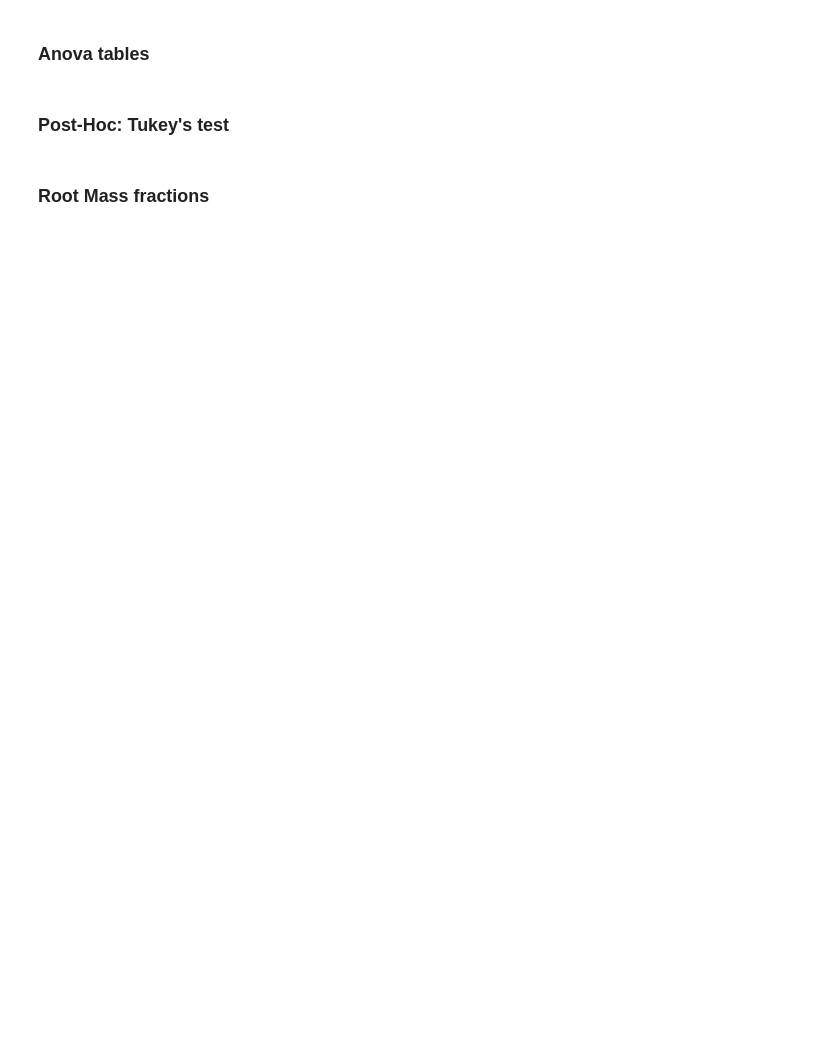
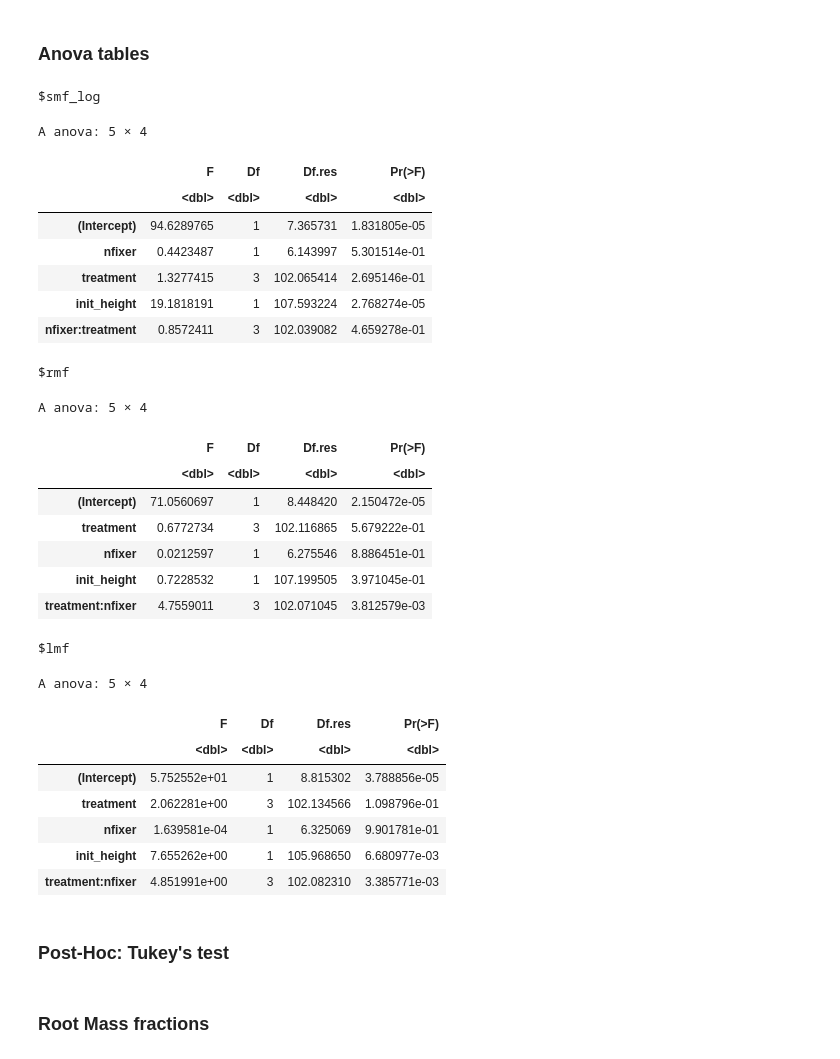
Before and after one commit to ecamo19/shade_house_reproducible_stats, a Jupyter notebook: notebooks/supplementary_figures.ipynb, the cells around one changed output. Saved outputs shown, nothing was run; the diff lists cells and outputs as text; code cells hidden in the pictures; blank space fills up the shorter version.

```diff
--- a/notebooks/supplementary_figures.ipynb
+++ b/notebooks/supplementary_figures.ipynb
@@ -283,7 +275,35 @@ models_mass_fractions %>%
 # %% [markdown]
 ### Anova tables
 # %%
-map(models_q1, ~Anova(.x, type = "III", test.statistic = c("F")))
+map(models_mass_fractions, ~Anova(.x, type = "III", test.statistic = c("F")))
+# %% [output]
+$smf_log
+A anova: 5 × 4
+|  | F | Df | Df.res | Pr(>F) |
+|  | <dbl> | <dbl> | <dbl> | <dbl> |
+| (Intercept) | 94.6289765 | 1 | 7.365731 | 1.831805e-05 |
+| nfixer | 0.4423487 | 1 | 6.143997 | 5.301514e-01 |
+| treatment | 1.3277415 | 3 | 102.065414 | 2.695146e-01 |
+| init_height | 19.1818191 | 1 | 107.593224 | 2.768274e-05 |
+| nfixer:treatment | 0.8572411 | 3 | 102.039082 | 4.659278e-01 |
+$rmf
+A anova: 5 × 4
+|  | F | Df | Df.res | Pr(>F) |
+|  | <dbl> | <dbl> | <dbl> | <dbl> |
+| (Intercept) | 71.0560697 | 1 | 8.448420 | 2.150472e-05 |
+| treatment | 0.6772734 | 3 | 102.116865 | 5.679222e-01 |
+| nfixer | 0.0212597 | 1 | 6.275546 | 8.886451e-01 |
+| init_height | 0.7228532 | 1 | 107.199505 | 3.971045e-01 |
+| treatment:nfixer | 4.7559011 | 3 | 102.071045 | 3.812579e-03 |
+$lmf
+A anova: 5 × 4
+|  | F | Df | Df.res | Pr(>F) |
+|  | <dbl> | <dbl> | <dbl> | <dbl> |
+| (Intercept) | 5.752552e+01 | 1 | 8.815302 | 3.788856e-05 |
+| treatment | 2.062281e+00 | 3 | 102.134566 | 1.098796e-01 |
+| nfixer | 1.639581e-04 | 1 | 6.325069 | 9.901781e-01 |
+| init_height | 7.655262e+00 | 1 | 105.968650 | 6.680977e-03 |
+| treatment:nfixer | 4.851991e+00 | 3 | 102.082310 | 3.385771e-03 |
 # %% [markdown]
 ### Post-Hoc: Tukey's test
 # %% [markdown]
```
Also changed, not shown: parts of 26 cells of this notebook, 2 other files.
